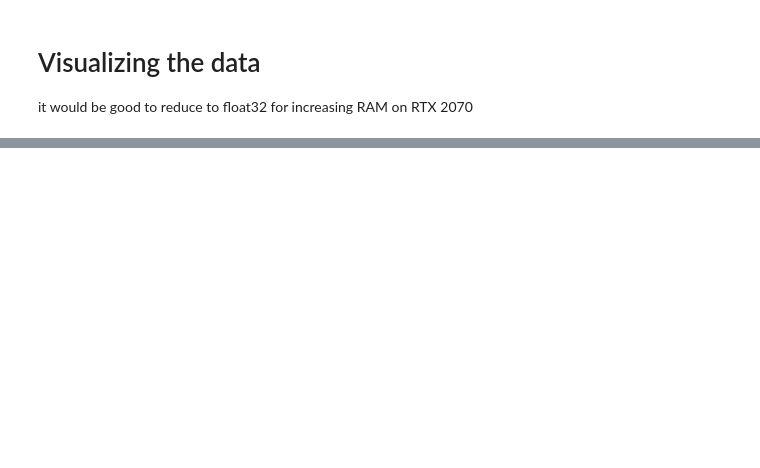
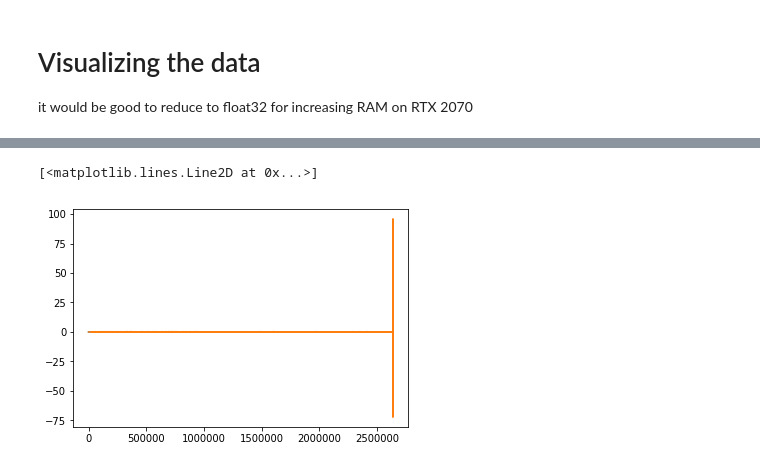
Before and after one commit to plguhur/DeepConvSep, a Jupyter notebook: dnn_phase/Training-the-beast.ipynb, the cells around one changed output, grey strips where cells are left out. Cells and saved outputs as stored; diff of their text form; code cells hidden in the pictures; blank space fills up the shorter version.

```diff
--- a/dnn_phase/Training-the-beast.ipynb
+++ b/dnn_phase/Training-the-beast.ipynb
@@ -247,0 +122,15 @@ ph, df_ph, dt_ph = features[..., 0], features[..., 1], features[..., 2]
+# %%
+from IPython.display import Audio
+from scipy.io import wavfile
+
+raw_gt = tt.compute_inverse(mag_out[:,6,0,:], ph_out[:,2,0,:])
+raw_pred = tt.compute_inverse(mag_pred[:,0], ph_in[:,0,0,:])
+
+wavfile.write("./gt.mp3", sample_rate, raw_gt)
+# wavfile.write("./pred.mp3", sample_rate, raw_pred)
+# %%
+plt.plot(raw_gt)
+plt.plot(raw_pred)
+# %% [output]
+[<matplotlib.lines.Line2D at 0x...>]
+[figure, added]
```
Also changed, not shown: parts of 16 cells of this notebook, 2 other files.
